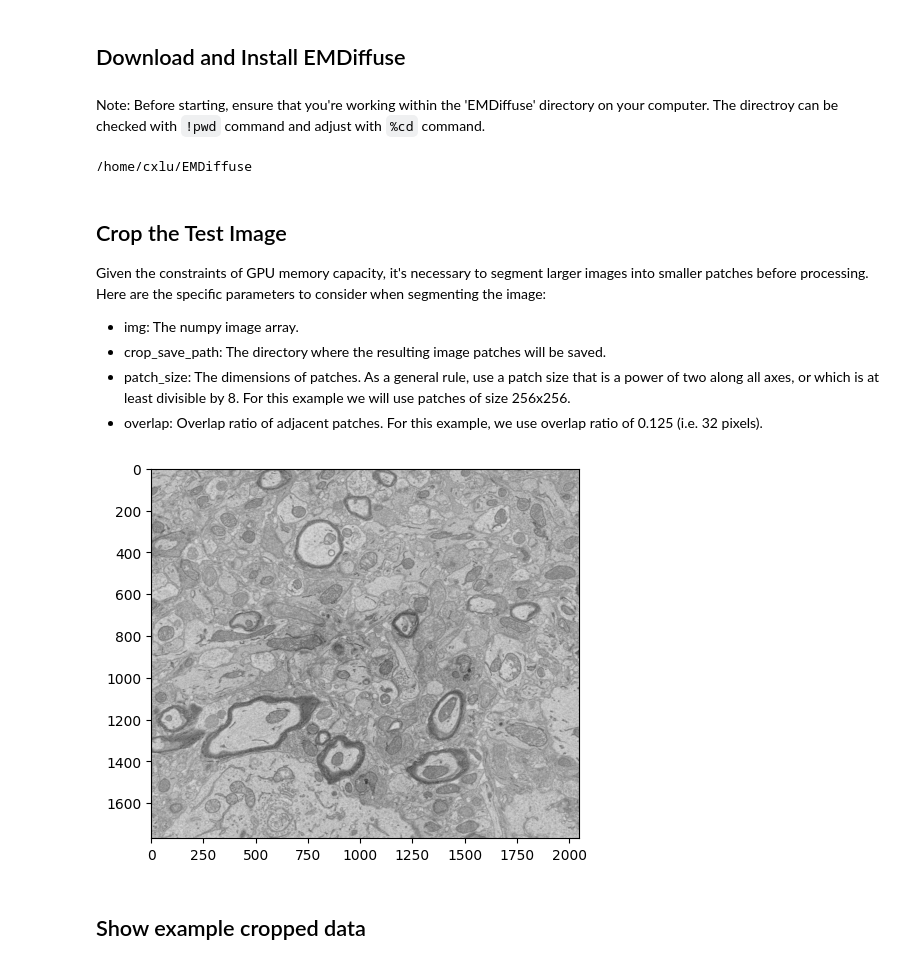
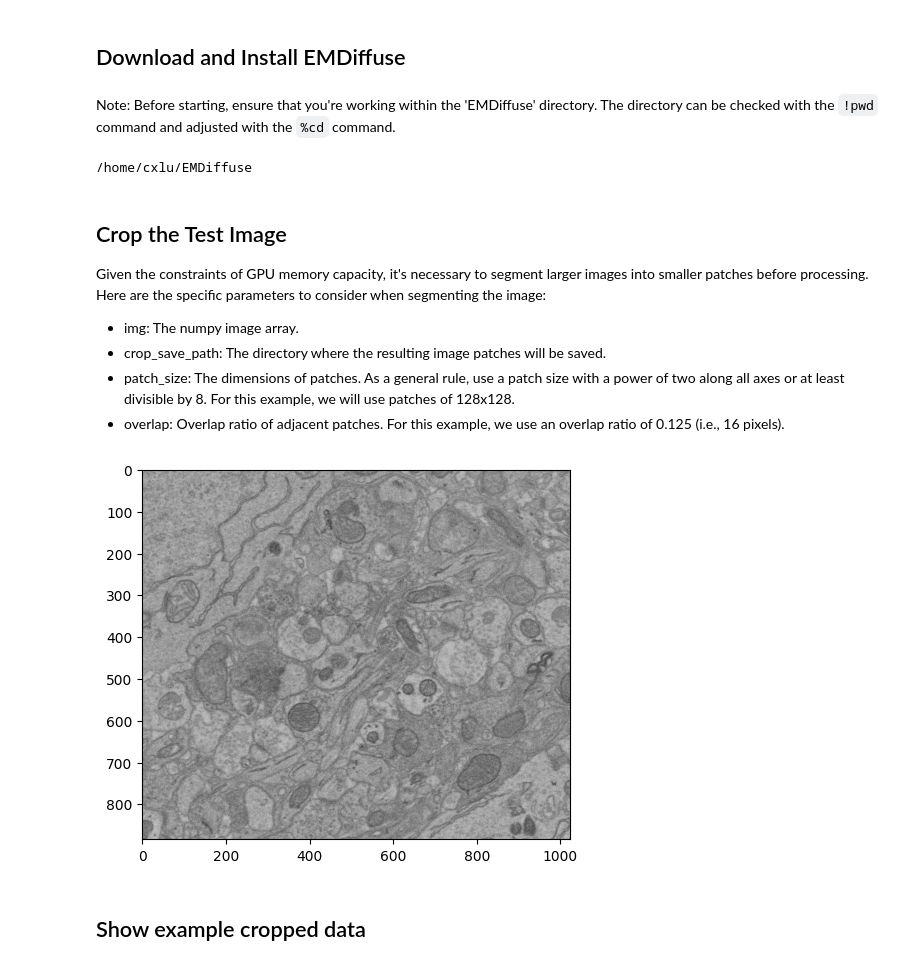
Before and after one commit to Luchixiang/EMDiffuse, a Jupyter notebook: example/super-res/prediction.ipynb, the cells around one changed output. Drawn from its saved outputs; the diff is of its cells as text; code cells hidden in the pictures.

```diff
--- a/example/super-res/prediction.ipynb
+++ b/example/super-res/prediction.ipynb
@@ -14,7 +14,7 @@ The diffusion process is relatively slow on CPU. So it is recommended to run pre
 %cd EMDiffuse/
 !pip install -r requirements.txt
 # %% [markdown]
-Note: Before starting, ensure that you're working within the 'EMDiffuse' directory on your computer. The directroy can be checked with `!pwd` command and adjust with `%cd` command.
+Note: Before starting, ensure that you're working within the 'EMDiffuse' directory. The directory can be checked with the `!pwd` command and adjusted with the `%cd` command.
 # %%
 %cd ../..
 # %% [output]
@@ -40,16 +41,16 @@ Given the constraints of GPU memory capacity, it's necessary to segment larger i
 
 - img: The numpy image array.
 - crop_save_path: The directory where the resulting image patches will be saved.
-- patch_size: The dimensions of patches. As a general rule, use a patch size that is a power of two along all axes, or which is at least divisible by 8. For this example we will use patches of size 256x256.
-- overlap: Overlap ratio of adjacent patches. For this example, we use overlap ratio of 0.125 (i.e. 32 pixels).
+- patch_size: The dimensions of patches. As a general rule, use a patch size with a power of two along all axes or at least divisible by 8. For this example, we will use patches of 128x128.
+- overlap: Overlap ratio of adjacent patches. For this example, we use an overlap ratio of 0.125 (i.e., 16 pixels).
 # %%
-img = imread('./demo/super_res_demo.tif')
+img = cv2.imread('./demo/super_res_demo.tif')[442:884+442, 512: 1024+512, :]
 plt.imshow(img, cmap='gray')
 crop_save_path = os.path.join('./demo', 'super_res_crop_patches', 'cell_1', 'noise_1')
 os.makedirs(crop_save_path, exist_ok=True)
 crop(img, crop_save_path, patch_size=128, overlap=0.125)
 # %% [output]
-[figure, old version]
+[figure, new version]
 # %% [markdown]
 ## Show example cropped data
 # %%
```
Also changed, not shown: parts of 8 cells of this notebook, 22 other files.
